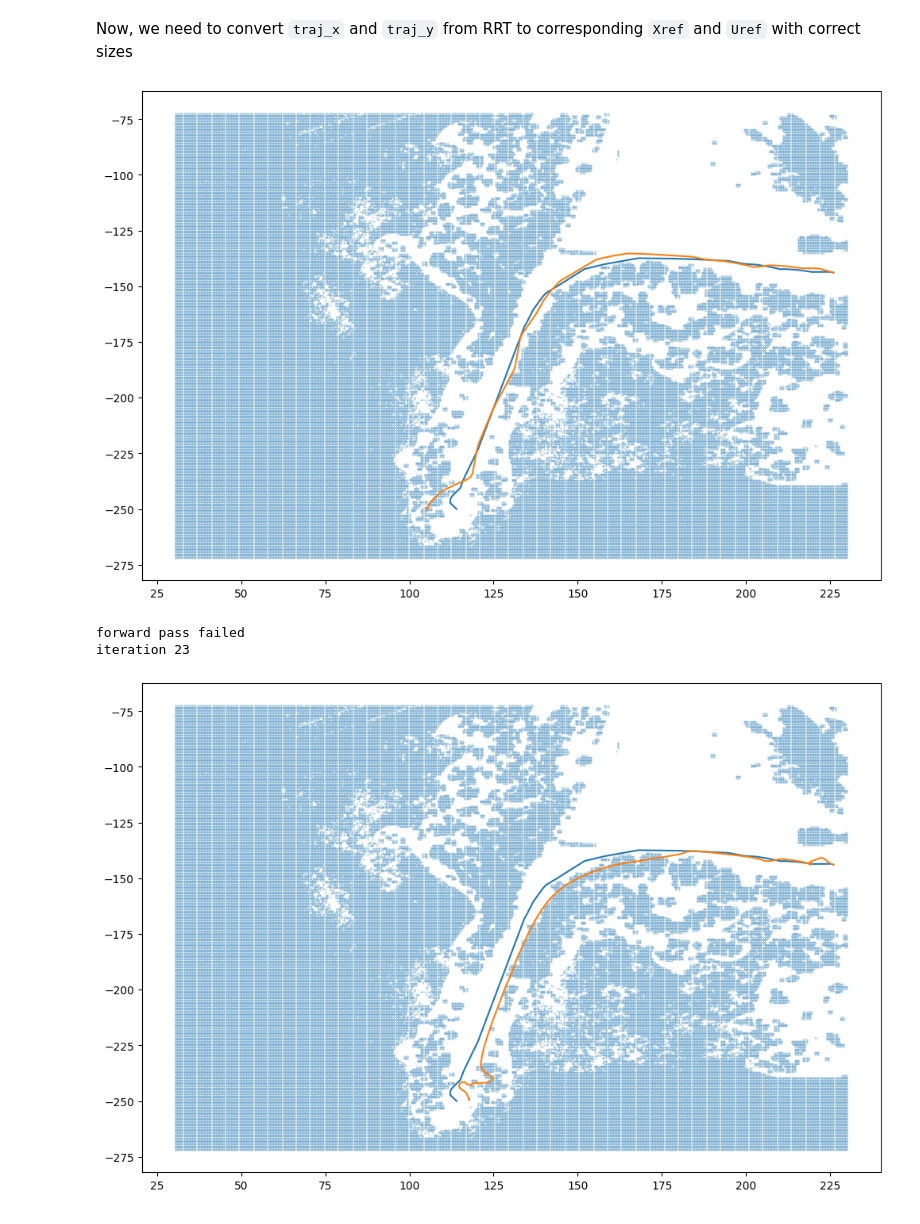
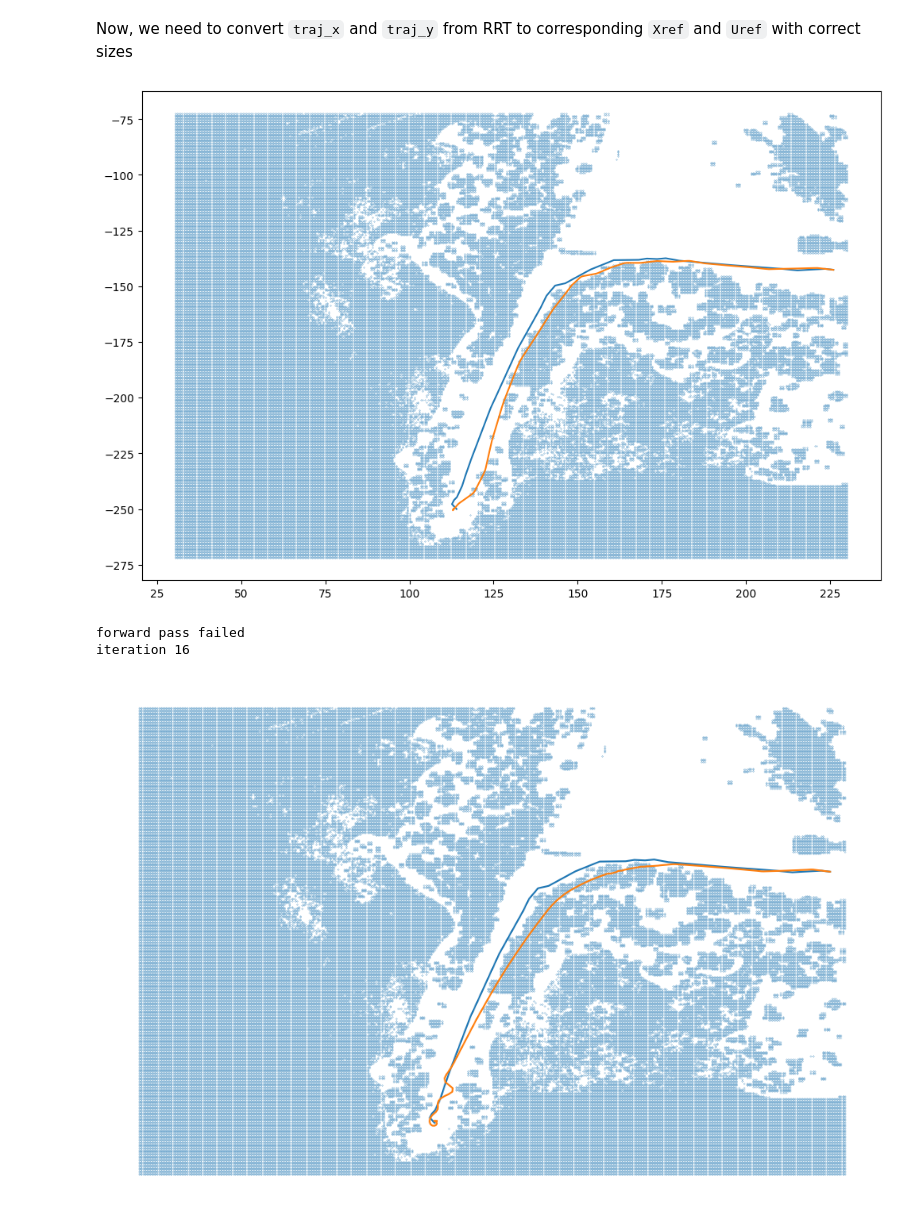
Before and after one commit to Antoine-Bergerault/OCRL-Project, a Jupyter notebook: main.ipynb, the cells around one changed output. Drawn from its saved outputs; the diff is of its cells as text; code cells hidden in the pictures.

```diff
--- a/main.ipynb
+++ b/main.ipynb
@@ -161,7 +179,7 @@ for k in range(len(Xref)):
 for k in range(len(Xref) - 1):
     # estimating the steering angle very roughly
     diff_angles = Xref[k+1, 2] - Xref[k, 2]
-    Uref[k, 1] = diff_angles*1.6
+    Uref[k, 1] = diff_angles*1.4
 Uref[-80:, 0] = 160
 Uref[-50:, 0] = -140
 # %%
@@ -179,7 +197,7 @@ plt.plot(Xref[:, 0], Xref[:, 1])
 plt.plot(X[:, 0], X[:, 1])
 plt.show()
 # %% [output]
-[figure, old version]
+[figure, new version]
 # %%
 # problem size
 dt = model.dt
@@ -213,15 +231,18 @@ U[:, 0] += 1e-10*np.random.normal(size=Uref.shape[0]) # for controllability
 X, U, K = qr.iLQR(x0, U, bicycle_model.discrete_dynamics, bicycle_model.discrete_dynamics_grad, qrParams)
 # %% [output]
 forward pass failed
-iteration 23
+iteration 16
 # %%
 fig = plt.gcf()
 fig.set_size_inches(12, 8)
 
 plt.scatter(search_space_x, search_space_y, s=0.05)
 
 plt.plot(Xref[:, 0], Xref[:, 1])
 plt.plot(X[:, 0], X[:, 1])
+
+plt.axis('off')
+plt.savefig("assets/iLQR-150.png", bbox_inches='tight')
 plt.show()
 # %% [output]
-[figure, old version]
+[figure, new version]
```
Also changed, not shown: parts of 3 cells of this notebook, 5 other files.
